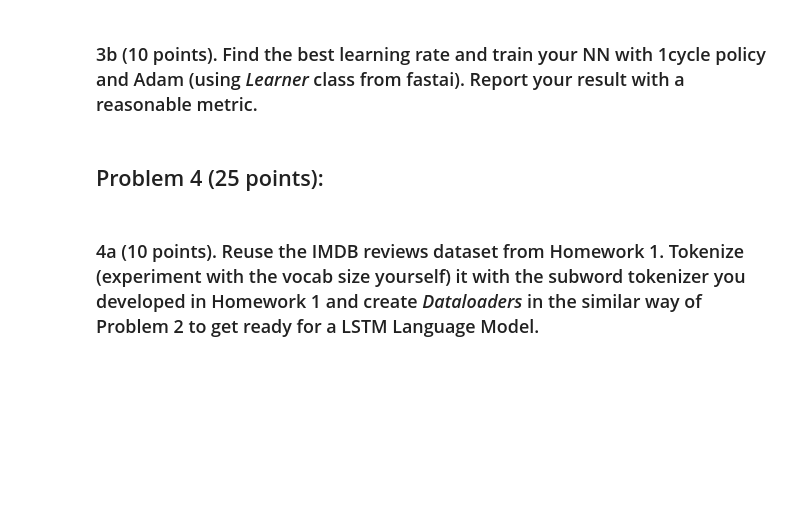
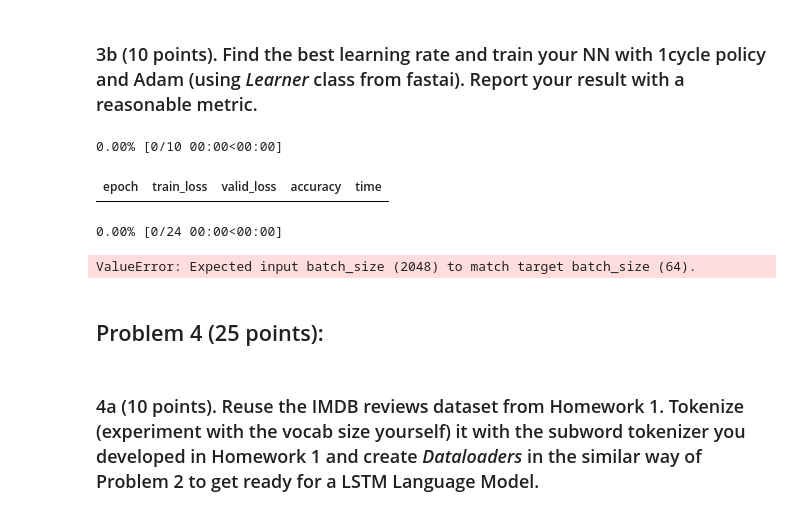
Before and after one commit to mdt48/nlp-hw, a Jupyter notebook: Homework 2.ipynb, the cells around one changed output. Saved outputs shown, nothing was run; the diff lists cells and outputs as text; code cells hidden in the pictures; blank space fills up the shorter version.

```diff
--- a/Homework 2.ipynb
+++ b/Homework 2.ipynb
@@ -401,9 +434,22 @@ valid_ds =
 ### 2d (10 points). Reorder your training set and validation set to be ready for _dataloaders_ to be used in a NN language model. Note that:
 - `m = len(dset) // 64` batches will be created in the new order without shuffling (the first 64 rows will be the first batch, the next 64 rows will be the second batch, and so on).
 - The new first 64 rows should be the `1st, (1+m)-th, (1+2m)-th, ..., (1+64m)-th` rows in the original corresponding dataset; The next 64 rows should be the `2nd, (2+m)-th, (2+2m)-th, ..., (2+64m)-th` rows; and so on.
+# %%
+def reorder_dataset(dataset):
+    m = len(dataset) // 64
+    new_dset = []
+    for i in range(64):
+        for j in range(m):
+            t = dataset[i+j*64]
+            new_dset.append(t)
+            # new_dset.append(dataset[i+j*64])
+    # print(torch.stack(new_dset).shape)
+    # print(torch.tensor(new_dset).shape)
+    # return torch.stack(new_dset)
+    return new_dset
 # %%
-train_ds_reordered =
-valid_ds_reordered =
+train_ds_reordered = reorder_dataset(train_ds)
+valid_ds_reordered = reorder_dataset(valid_ds)
 # %%
 dls = DataLoaders.from_dsets(
     train_ds_reordered,
@@ -423,8 +469,40 @@ dls = DataLoaders.from_dsets(
 <img alt="2-layer RNN" width="550" caption="2-layer RNN" src="./att_00025.png">
 # %% [markdown]
 <img alt="2-layer unrolled RNN" width="550" caption="Two-layer unrolled RNN" src="./att_00026.png">
+# %%
+class ACoolRNN(Module):
+    def __init__(self, vocab_sz, n_hidden):
+        self.i_h = nn.Embedding(vocab_sz, n_hidden)
+        self.h_h = nn.Linear(n_hidden, n_hidden)
+        self.h_o = nn.Linear(n_hidden,vocab_sz)
+        self.h = 0
+
+    def forward(self, x):
+        outs = []
+        for i in range(seq_len):
+            self.h = self.h + self.i_h(x[:,i])
+            self.h = F.relu(self.h_h(self.h))
+            outs.append(self.h_o(self.h))
+        self.h = self.h.detach()
+        return torch.stack(outs, dim=1)
+
+    def reset(self): self.h = 0
+
+def loss_func(inp, targ):
+    return F.cross_entropy(inp.view(-1, len(vocab)), targ.view(-1))
 # %% [markdown]
 ### 3b (10 points). Find the best learning rate and train your NN with 1cycle policy and Adam (using _Learner_ class from fastai). Report your result with a reasonable metric.
+# %%
+# Find the best learning rate and train your NN with 1cycle policy and Adam (using Learner class from fastai). Report your result with a reasonable metric
+
+learner = Learner(dls, ACoolRNN(len(vocab), 64), loss_func=loss_func, metrics=accuracy, opt_func=Adam, cbs=ModelResetter)
+# learner = Learner(dls, TwoLayerRNN(seq_len, 512, seq_len), loss_func=nn.CrossEntropyLoss(), metrics=accuracy, opt_func=Adam)
+learner.fit_one_cycle(10, 3e-3)
+# %% [output]
+0.00% [0/10 00:00<00:00]
+| epoch | train_loss | valid_loss | accuracy | time |
+0.00% [0/24 00:00<00:00]
+ValueError: Expected input batch_size (2048) to match target batch_size (64).
 # %% [markdown]
 ## Problem 4 (25 points):
 # %% [markdown]
```
Also changed, not shown: parts of 9 cells of this notebook, 1 other file.
